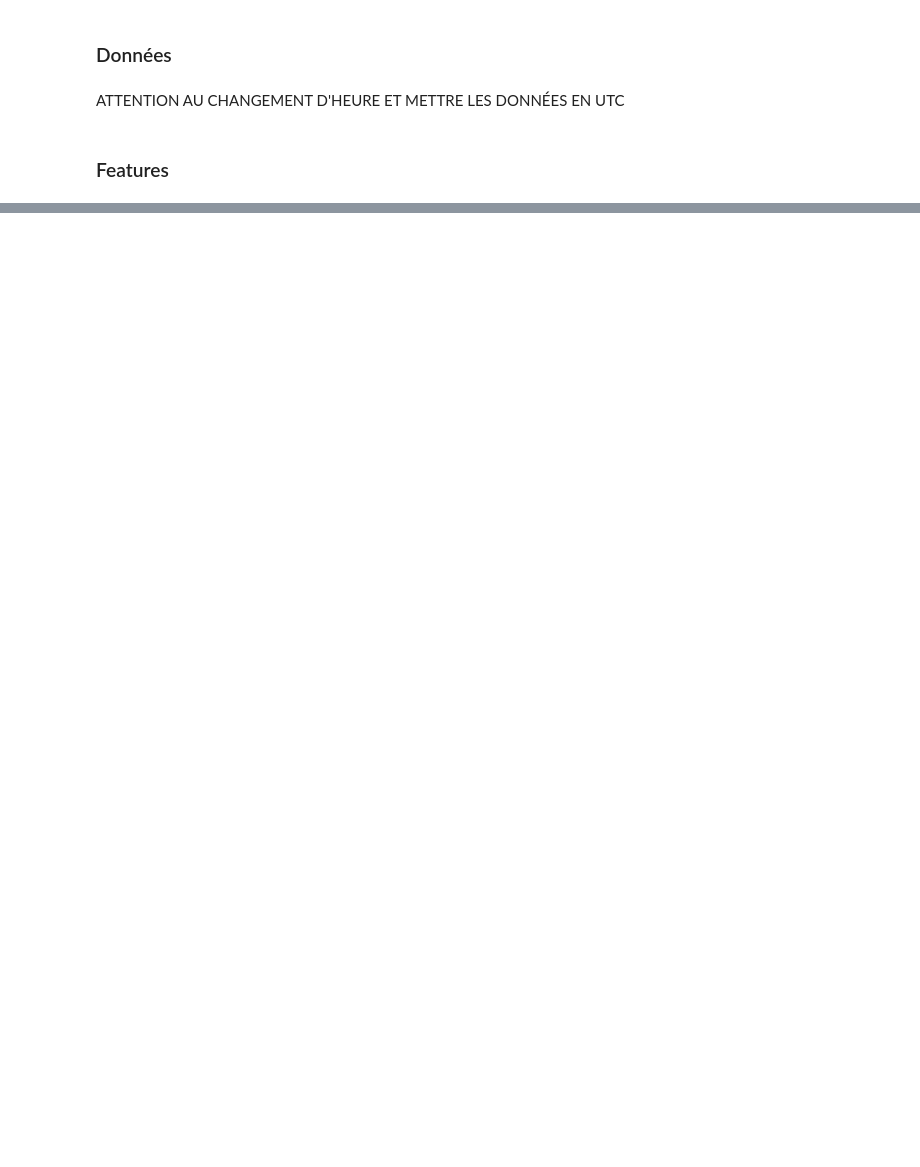
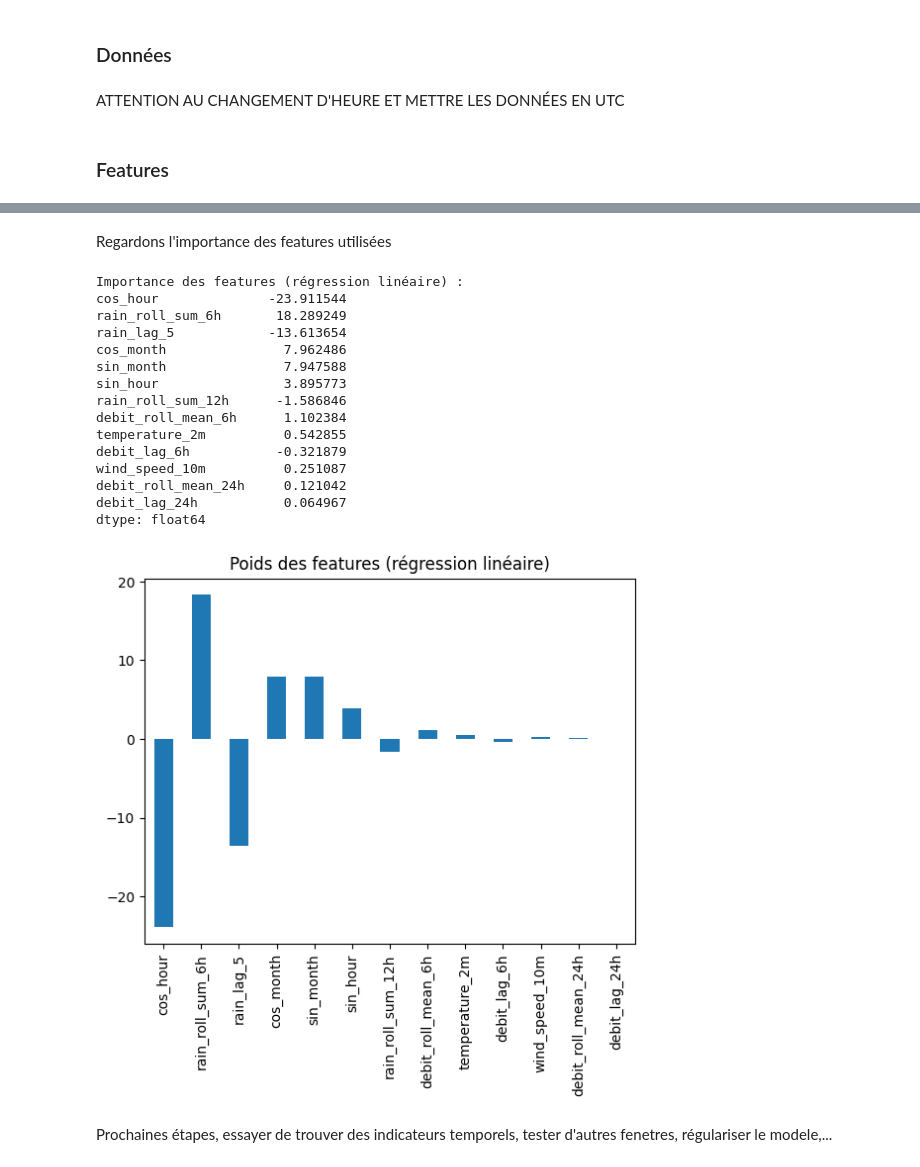
Before and after one commit to TortueAgile22/Capstone, a Jupyter notebook: py_ipynb_files/Modèles/Modele_station_C.ipynb, the cells around one changed output, grey strips where cells are left out. Cells and saved outputs as stored; diff of their text form; code cells hidden in the pictures; blank space fills up the shorter version.

```diff
--- a/py_ipynb_files/Modèles/Modele_station_C.ipynb
+++ b/py_ipynb_files/Modèles/Modele_station_C.ipynb
@@ -120,6 +73,8 @@ df['debit_lag_24h'] = df['debit'].shift(24)
 # 4. Rolling Statistics (fenêtres glissantes)
 df['debit_roll_mean_24h'] = df['debit'].rolling(window=24, min_periods=1).mean()
 df['rain_roll_sum_12h'] = df['rain'].rolling(window=12, min_periods=1).sum()
+df['debit_roll_mean_6h'] = df['debit'].rolling(window=6, min_periods=1).mean()
+df['rain_roll_sum_6h'] = df['rain'].rolling(window=6, min_periods=1).sum()
 
 # 5. Interactions métier (2eme temps): faire de maniere de plus automatique, polynomial features
 # Vaut mieux etre sur avant de mettre ce genre de croisements
@@ -127,7 +82,7 @@ df['temp_x_rain'] = df['temperature_2m'] * df['rain_lag_5']  # Pluie chaude vs f
 df['wind_x_rain'] = df['wind_speed_10m'] * df['rain_lag_5']  # Tempêtes
 
 # 6. Features binaires
-df['is_night'] = ((df['hour'] >= 22) | (df['hour'] <= 6)).astype(int)
+#df['is_night'] = ((df['hour'] >= 22) | (df['hour'] <= 6)).astype(int)
 
 # Suppression des NaN (dus aux lags)
 df_clean = df.dropna()
@@ -142 +101,4 @@ Features créées : 18 (hors cible)
+# %%
+df_clean['debit_target_3h'] = df_clean['debit'].shift(-3)
+df_3h = df_clean.dropna(subset=['debit_target_3h'])
 # %% [markdown]
@@ -269,0 +177,37 @@ wind_x_rain               0.0119  █
+# %% [markdown]
+Regardons l'importance des features utilisées
+# %%
+X = df_clean[feature_cols_3h]
+y = df_clean['debit']
+
+
+linreg = LinearRegression()
+linreg.fit(X, y)
+
+# Affichage des coefficients
+feature_importance = pd.Series(linreg.coef_, index=X.columns).sort_values(key=abs, ascending=False)
+print("Importance des features (régression linéaire) :")
+print(feature_importance)
+
+# Visualisation
+feature_importance.plot(kind='bar', title="Poids des features (régression linéaire)")
+plt.show()
+# %% [output]
+Importance des features (régression linéaire) :
+cos_hour              -23.911544
+rain_roll_sum_6h       18.289249
+rain_lag_5            -13.613654
+cos_month               7.962486
+sin_month               7.947588
+sin_hour                3.895773
+rain_roll_sum_12h      -1.586846
+debit_roll_mean_6h      1.102384
+temperature_2m          0.542855
+debit_lag_6h           -0.321879
+wind_speed_10m          0.251087
+debit_roll_mean_24h     0.121042
+debit_lag_24h           0.064967
+dtype: float64
+[figure, added]
+# %% [markdown]
+Prochaines étapes, essayer de trouver des indicateurs temporels, tester d'autres fenetres, régulariser le modele,...
```
Also changed, not shown: parts of 15 cells of this notebook.
